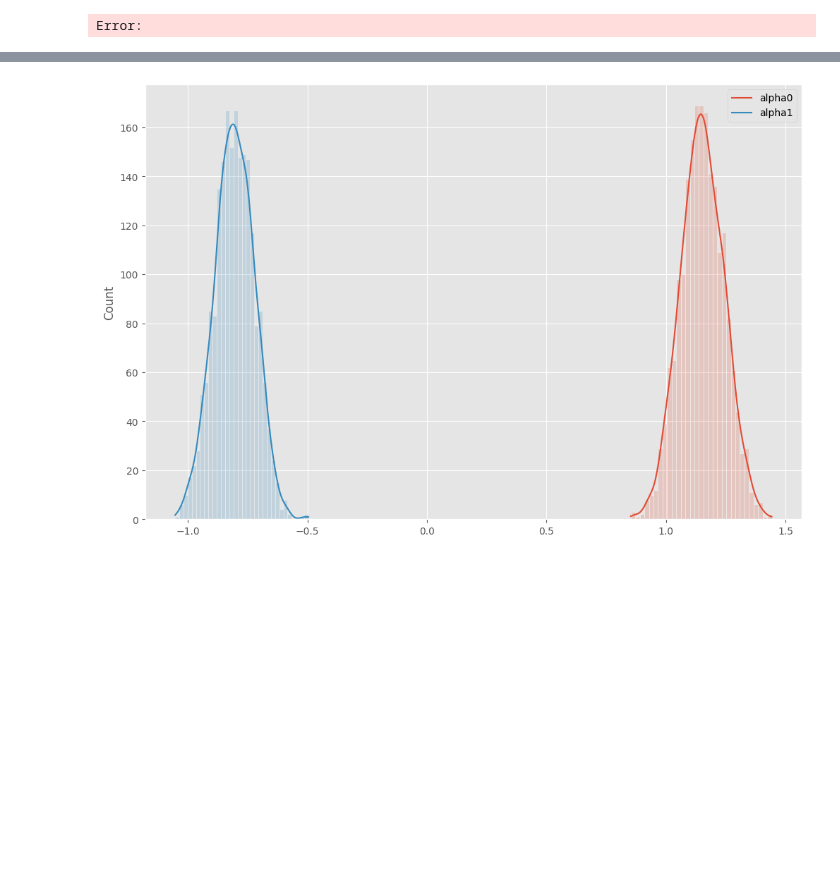
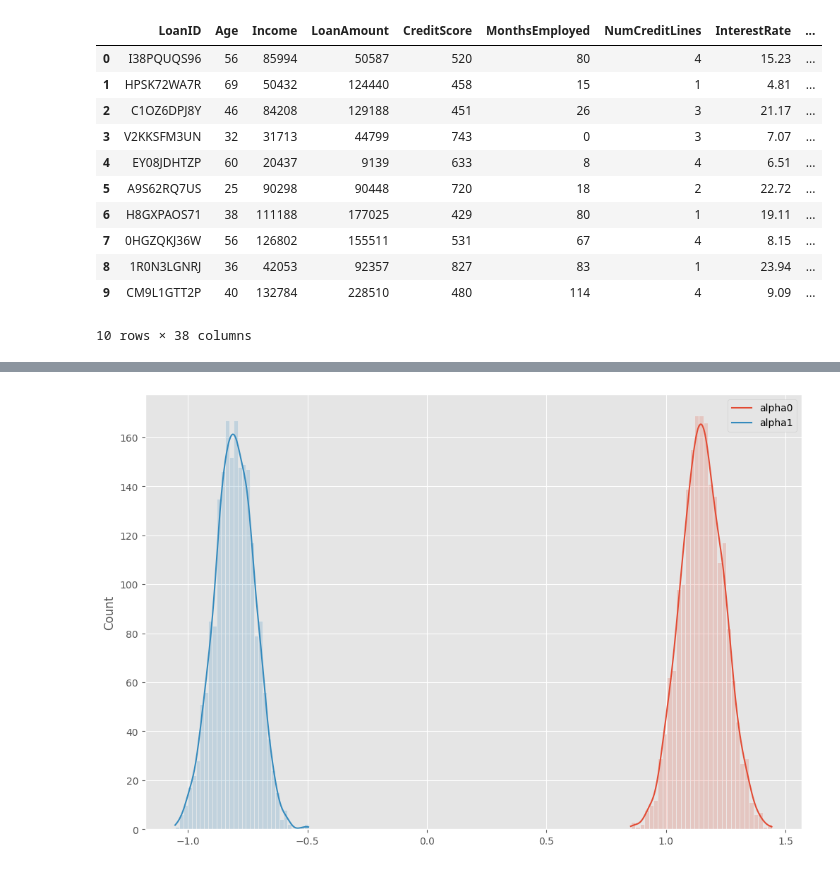
Before and after one commit to Drodriguez-9/european_vote_analysis, a Jupyter notebook: notebooks/data_exploration.ipynb, the cells around one changed output, grey strips where cells are left out. Cells and saved outputs as stored; diff of their text form; code cells hidden in the pictures; blank space fills up the shorter version.

```diff
--- a/notebooks/data_exploration.ipynb
+++ b/notebooks/data_exploration.ipynb
@@ -29,21 +34,28 @@ plt.style.use('ggplot')
 plt.rcParams['figure.figsize'] = (12, 8)
 
 
-loan_default_df = pd.read_csv(path)
+# Convert categorical variables to numeric
+categorical_columns = ['Education', 'EmploymentType', 'MaritalStatus', 'LoanPurpose']
+binary_columns = ['HasMortgage', 'HasDependents', 'HasCoSigner']
 
-# Convert categorical variables to numeric
-categorical_columns = ['Education', 'EmploymentType', 'MaritalStatus', 'HasMortgage',
-                       'HasDependents', 'LoanPurpose', 'HasCoSigner']
-label_encoders = {col: LabelEncoder() for col in categorical_columns}
+loan_default_df = pd.get_dummies(loan_default_df, columns=categorical_columns, drop_first=False)
+loan_default_df = pd.get_dummies(loan_default_df, columns=binary_columns, drop_first=True)
 
-for col in categorical_columns:
-    loan_default_df[col] = label_encoders[col].fit_transform(loan_default_df[col])
+#categorical_columns = ['Education', 'EmploymentType', 'MaritalStatus', 'HasMortgage',
+ #                      'HasDependents', 'LoanPurpose', 'HasCoSigner']
+#label_encoders = {col: LabelEncoder() for col in categorical_columns}
+
+#for col in categorical_columns:
+    #loan_default_df[col] = label_encoders[col].fit_transform(loan_default_df[col])
 
 # Normalize numerical features
 numerical_columns = ['Age', 'Income', 'LoanAmount', 'CreditScore', 'MonthsEmployed',
-                     'NumCreditLines', 'InterestRate', 'LoanTerm', 'DTIRatio']
+                        'NumCreditLines', 'InterestRate', 'LoanTerm', 'DTIRatio',
+                         "LoanToIncomeRatio", "YearsEmployed", "LoanTermYears",
+                         "TotalPayment", "TotalInterest", "MonthlyPayment",
+                         "RemainingIncomeAfterPayment", "InterestToPrincipalRatio"]
 scaler = StandardScaler()
-loan_default_df[numerical_columns] = scaler.fit_transform(loan_default_df[numerical_columns])
+#loan_default_df[numerical_columns] = scaler.fit_transform(loan_default_df[numerical_columns])
 
 # Split the data into training and test sets
 X = loan_default_df.drop(columns=['LoanID', 'Default'])
@@ -56,5 +68,18 @@ X_train_tensor = torch.tensor(X_train.values, dtype=torch.float32)
 y_train_tensor = torch.tensor(y_train.values, dtype=torch.float32)
 X_test_tensor = torch.tensor(X_test.values, dtype=torch.float32)
 y_test_tensor = torch.tensor(y_test.values, dtype=torch.float32)
-# %% [output]
-Error:
+# %%
+loan_default_df.head(10)
+# %% [output]
+|  | LoanID | Age | Income | LoanAmount | CreditScore | MonthsEmployed | NumCreditLines | InterestRate | ... |
+| 0 | I38PQUQS96 | 56 | 85994 | 50587 | 520 | 80 | 4 | 15.23 | ... |
+| 1 | HPSK72WA7R | 69 | 50432 | 124440 | 458 | 15 | 1 | 4.81 | ... |
+| 2 | C1OZ6DPJ8Y | 46 | 84208 | 129188 | 451 | 26 | 3 | 21.17 | ... |
+| 3 | V2KKSFM3UN | 32 | 31713 | 44799 | 743 | 0 | 3 | 7.07 | ... |
+| 4 | EY08JDHTZP | 60 | 20437 | 9139 | 633 | 8 | 4 | 6.51 | ... |
+| 5 | A9S62RQ7US | 25 | 90298 | 90448 | 720 | 18 | 2 | 22.72 | ... |
+| 6 | H8GXPAOS71 | 38 | 111188 | 177025 | 429 | 80 | 1 | 19.11 | ... |
+| 7 | 0HGZQKJ36W | 56 | 126802 | 155511 | 531 | 67 | 4 | 8.15 | ... |
+| 8 | 1R0N3LGNRJ | 36 | 42053 | 92357 | 827 | 83 | 1 | 23.94 | ... |
+| 9 | CM9L1GTT2P | 40 | 132784 | 228510 | 480 | 114 | 4 | 9.09 | ... |
+10 rows × 38 columns
```
Also changed, not shown: parts of 7 cells of this notebook, 3 other files.
